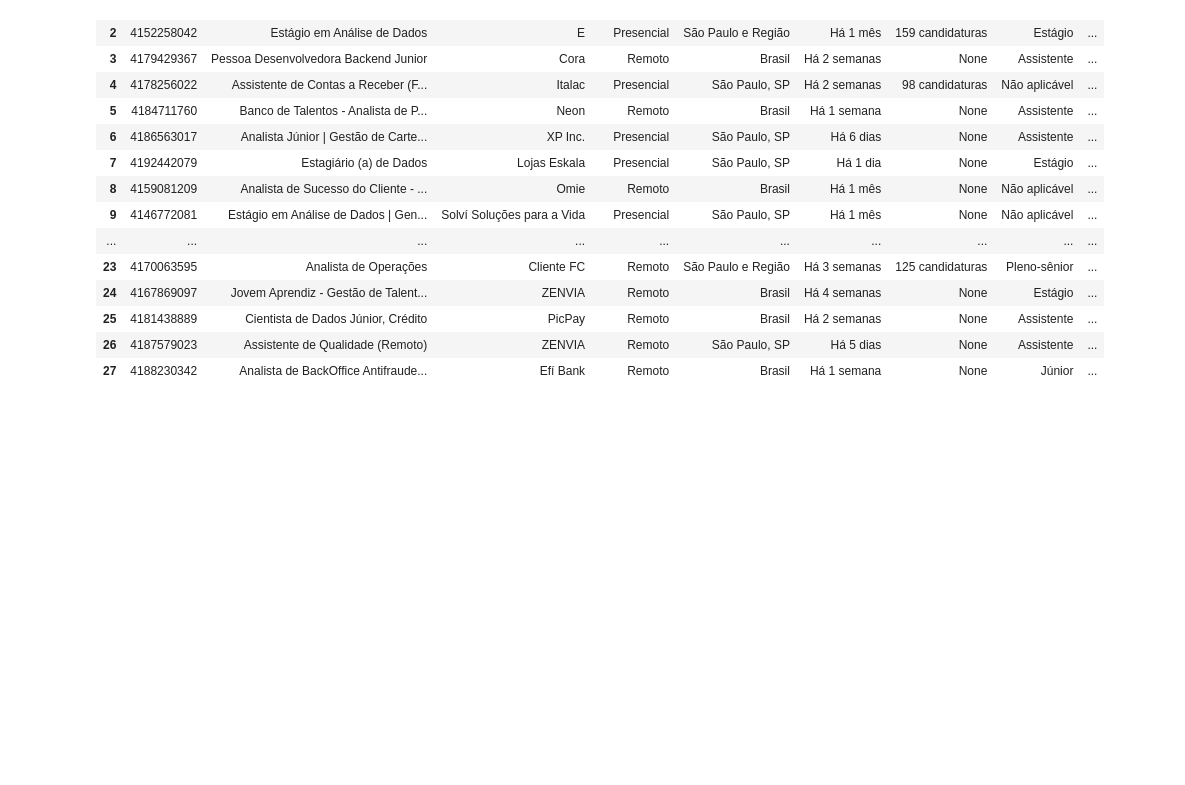
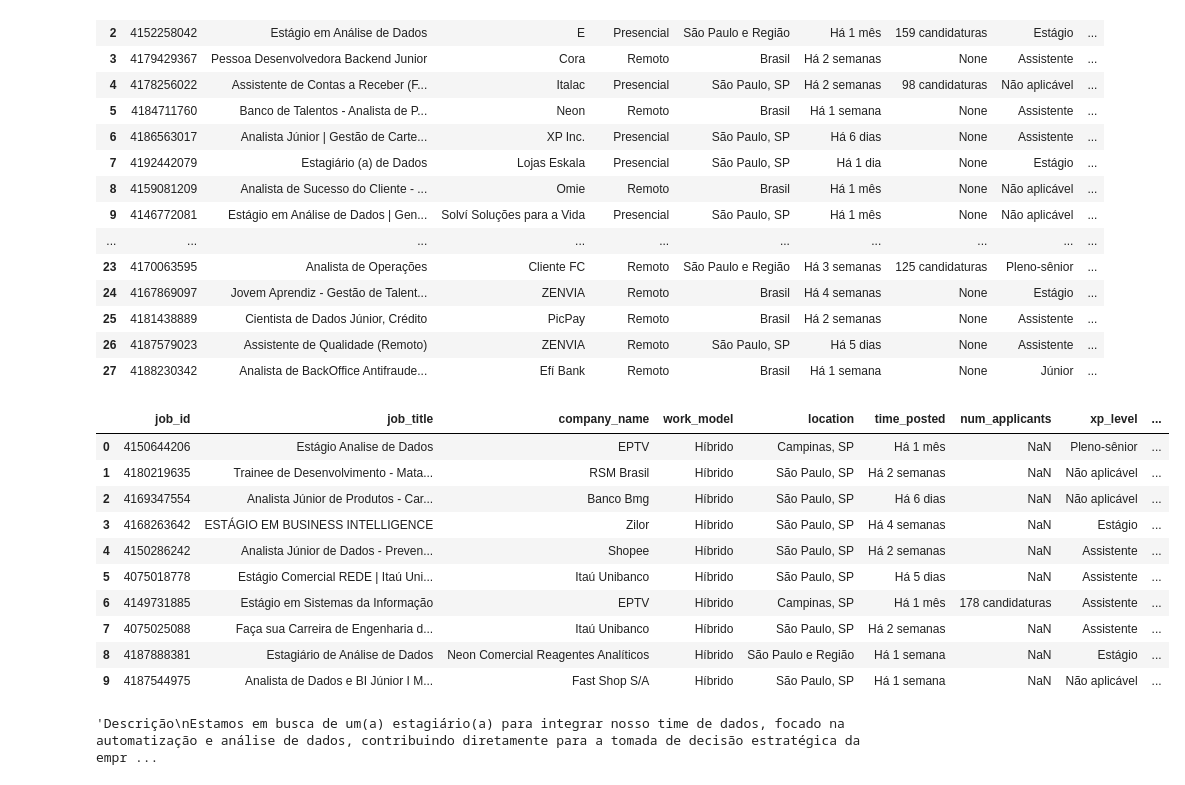
Before and after one commit to amaurineo/linkedin_jobs_analysis, a Jupyter notebook: notebooks/linkedin_scraper_tests.ipynb, the cells around one changed output. Cells and saved outputs as stored; diff of their text form; code cells hidden in the pictures; blank space fills up the shorter version.

```diff
--- a/notebooks/linkedin_scraper_tests.ipynb
+++ b/notebooks/linkedin_scraper_tests.ipynb
@@ -227,3 +227,23 @@ for job_id, job_work_model in job_data.items():
             job_post['job_description'] = None
 
         job_list.append(job_post)
+# %%
+df_jobs = pd.read_csv('../data/raw/jobs_data.csv', index_col=0)
+# %%
+df_jobs
+# %% [output]
+|  | job_id | job_title | company_name | work_model | location | time_posted | num_applicants | xp_level | ... |
+| 0 | 4150644206 | Estágio Analise de Dados | EPTV | Híbrido | Campinas, SP | Há 1 mês | NaN | Pleno-sênior | ... |
+| 1 | 4180219635 | Trainee de Desenvolvimento - Mata... | RSM Brasil | Híbrido | São Paulo, SP | Há 2 semanas | NaN | Não aplicável | ... |
+| 2 | 4169347554 | Analista Júnior de Produtos - Car... | Banco Bmg | Híbrido | São Paulo, SP | Há 6 dias | NaN | Não aplicável | ... |
+| 3 | 4168263642 | ESTÁGIO EM BUSINESS INTELLIGENCE | Zilor | Híbrido | São Paulo, SP | Há 4 semanas | NaN | Estágio | ... |
+| 4 | 4150286242 | Analista Júnior de Dados - Preven... | Shopee | Híbrido | São Paulo, SP | Há 2 semanas | NaN | Assistente | ... |
+| 5 | 4075018778 | Estágio Comercial REDE | Itaú Uni... | Itaú Unibanco | Híbrido | São Paulo, SP | Há 5 dias | NaN | Assistente | ... |
+| 6 | 4149731885 | Estágio em Sistemas da Informação | EPTV | Híbrido | Campinas, SP | Há 1 mês | 178 candidaturas | Assistente | ... |
+| 7 | 4075025088 | Faça sua Carreira de Engenharia d... | Itaú Unibanco | Híbrido | São Paulo, SP | Há 2 semanas | NaN | Assistente | ... |
+| 8 | 4187888381 | Estagiário de Análise de Dados | Neon Comercial Reagentes Analíticos | Híbrido | São Paulo e Região | Há 1 semana | NaN | Estágio | ... |
+| 9 | 4187544975 | Analista de Dados e BI Júnior I M... | Fast Shop S/A | Híbrido | São Paulo, SP | Há 1 semana | NaN | Não aplicável | ... |
+# %%
+df_jobs['job_description'][0]
+# %% [output]
+'Descrição\nEstamos em busca de um(a) estagiário(a) para integrar nosso time de dados, focado na automatização e análise de dados, contribuindo diretamente para a tomada de decisão estratégica da empr ...
```
Also changed, not shown: 32 other files.
